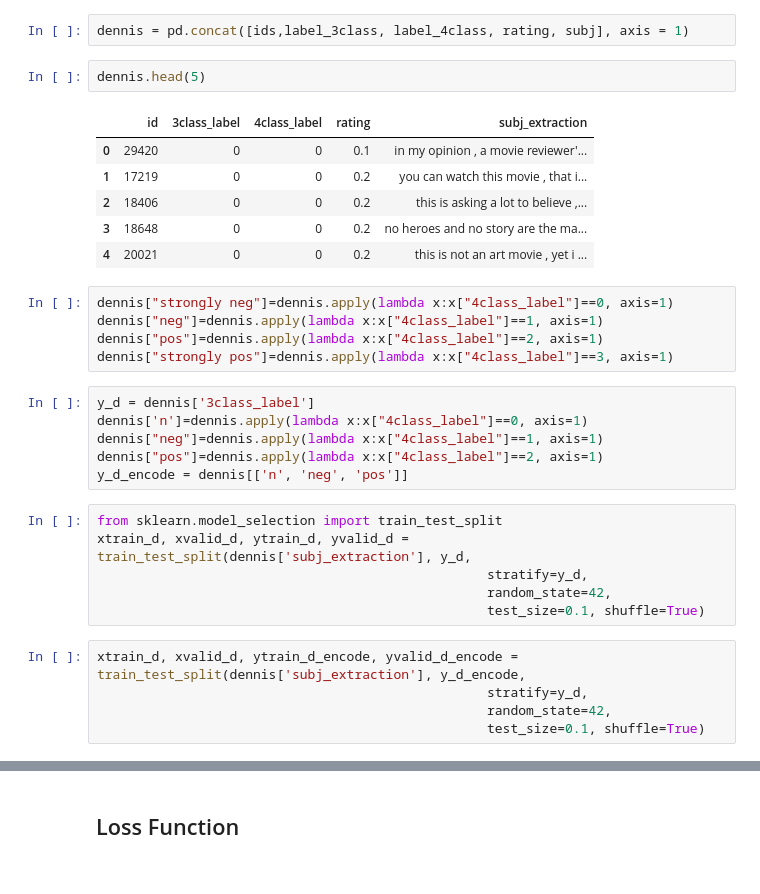
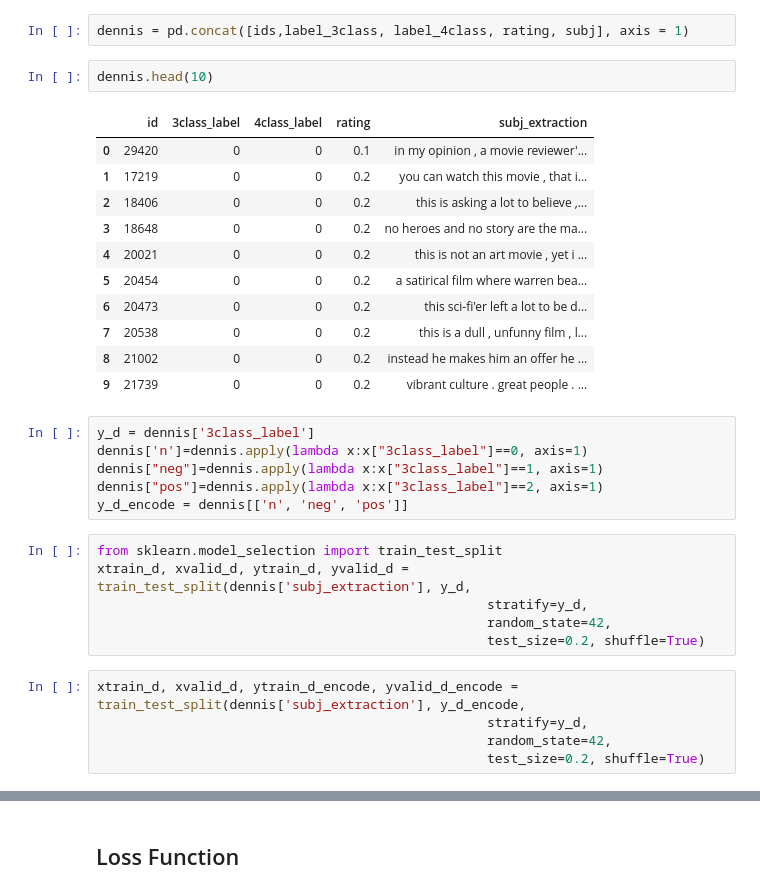
Before and after one commit to CornellDataScience/SWMR, a Jupyter notebook: in-domain.ipynb, the cells around one changed output, grey strips where cells are left out. Saved outputs shown, nothing was run; the diff lists cells and outputs as text.

```diff
--- a/in-domain.ipynb
+++ b/in-domain.ipynb
@@ -38,36 +35,36 @@ subj = pd.read_csv("scale_data/scaledata/Dennis+Schwartz/subj.Dennis+Schwartz.tx
 # %%
 dennis = pd.concat([ids,label_3class, label_4class, rating, subj], axis = 1)
 # %%
-dennis.head(5)
+dennis.head(10)
 # %% [output]
 |  | id | 3class_label | 4class_label | rating | subj_extraction |
 | 0 | 29420 | 0 | 0 | 0.1 | in my opinion , a movie reviewer'... |
 | 1 | 17219 | 0 | 0 | 0.2 | you can watch this movie , that i... |
 | 2 | 18406 | 0 | 0 | 0.2 | this is asking a lot to believe ,... |
 | 3 | 18648 | 0 | 0 | 0.2 | no heroes and no story are the ma... |
 | 4 | 20021 | 0 | 0 | 0.2 | this is not an art movie , yet i ... |
+| 5 | 20454 | 0 | 0 | 0.2 | a satirical film where warren bea... |
+| 6 | 20473 | 0 | 0 | 0.2 | this sci-fi'er left a lot to be d... |
+| 7 | 20538 | 0 | 0 | 0.2 | this is a dull , unfunny film , l... |
+| 8 | 21002 | 0 | 0 | 0.2 | instead he makes him an offer he ... |
+| 9 | 21739 | 0 | 0 | 0.2 | vibrant culture . great people . ... |
 # %%
-dennis["strongly neg"]=dennis.apply(lambda x:x["4class_label"]==0, axis=1)
-dennis["neg"]=dennis.apply(lambda x:x["4class_label"]==1, axis=1)
-dennis["pos"]=dennis.apply(lambda x:x["4class_label"]==2, axis=1)
-dennis["strongly pos"]=dennis.apply(lambda x:x["4class_label"]==3, axis=1)
+y_d = dennis['3class_label']
+dennis['n']=dennis.apply(lambda x:x["3class_label"]==0, axis=1)
+dennis["neg"]=dennis.apply(lambda x:x["3class_label"]==1, axis=1)
+dennis["pos"]=dennis.apply(lambda x:x["3class_label"]==2, axis=1)
+y_d_encode = dennis[['n', 'neg', 'pos']]
-# %%
-y_d = dennis['3class_label']
-dennis['n']=dennis.apply(lambda x:x["4class_label"]==0, axis=1)
-dennis["neg"]=dennis.apply(lambda x:x["4class_label"]==1, axis=1)
-dennis["pos"]=dennis.apply(lambda x:x["4class_label"]==2, axis=1)
-y_d_encode = dennis[['n', 'neg', 'pos']]
 # %%
 from sklearn.model_selection import train_test_split
 xtrain_d, xvalid_d, ytrain_d, yvalid_d = train_test_split(dennis['subj_extraction'], y_d,
                                                   stratify=y_d,
                                                   random_state=42,
-                                                  test_size=0.1, shuffle=True)
+                                                  test_size=0.2, shuffle=True)
 # %%
 xtrain_d, xvalid_d, ytrain_d_encode, yvalid_d_encode = train_test_split(dennis['subj_extraction'], y_d_encode,
                                                   stratify=y_d,
                                                   random_state=42,
-                                                  test_size=0.1, shuffle=True)
+                                                  test_size=0.2, shuffle=True)
 # %%
 xtrain_d.head(5)
 # %% [output]
```
Also changed, not shown: parts of 7 cells of this notebook, 2 other files.
